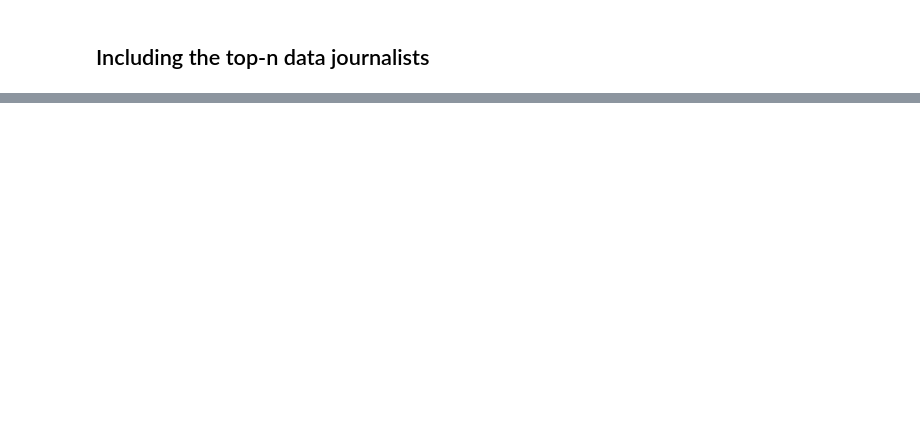
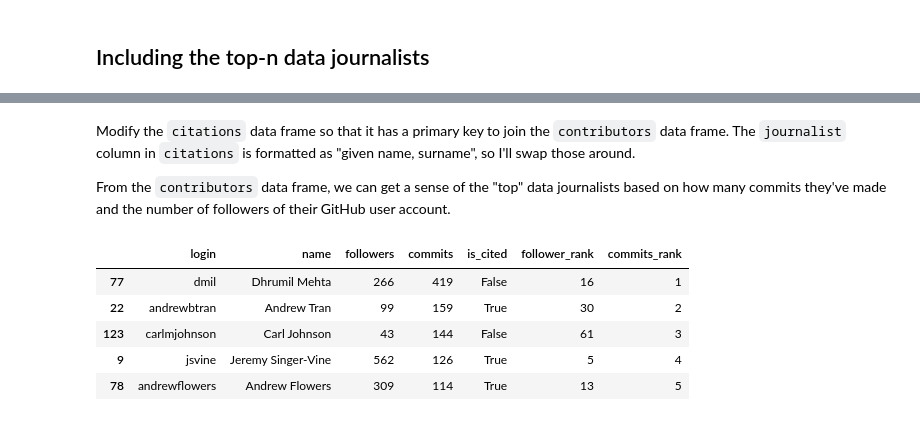
Before and after one commit to steve-kasica/table-scraps, a Jupyter notebook: summary.ipynb, the cells around one changed output, grey strips where cells are left out. Saved outputs shown, nothing was run; the diff lists cells and outputs as text; code cells hidden in the pictures; blank space fills up the shorter version.

```diff
--- a/summary.ipynb
+++ b/summary.ipynb
@@ -308,0 +363,10 @@ repos
+# %%
+citationsUnpacked = pd.DataFrame(list(citations.journalist.apply(lambda name: name.split(';'))),
+            index=citations.path).stack().to_frame().reset_index([0, 'path']) \
+    .rename(columns={0: 'journalist'})
+
+citationJournalists = pd.merge(citationsUnpacked, citations.drop(['journalist'], axis=1), on='path', how='left')
+citationJournalists['name'] = citationJournalists.journalist.apply(lambda name: "{} {}".format(*name.split(', ')[::-1]))
+citationJournalists['is_cited'] = True
+citationJournalists = citationJournalists[['name', 'is_cited']].drop_duplicates()
+citationJournalists.head()
@@ -308,0 +380,27 @@ repos
+# %% [markdown]
+Modify the `citations` data frame so that it has a primary key to join the `contributors` data frame. The `journalist` column in `citations` is formatted as "given name, surname", so I'll swap those around.
+
+From the `contributors` data frame, we can get a sense of the "top" data journalists based on how many commits they've made and the number of followers of their GitHub user account.
+# %%
+# Fun fact, this is an example of aggregate join
+dataJournalists = pd.merge(
+    contributors[['login', 'name']],
+    contributors.groupby('login').agg({'followers': max, 'commits': sum }).reset_index(),
+    on='login') \
+    .drop_duplicates()
+
+# Combine to get a data frame of journalists included and not included in analysis
+dataJournalists = pd.merge(dataJournalists, citationJournalists, how='left', on='name')
+dataJournalists.is_cited.fillna(False, inplace=True)
+
+rank(dataJournalists, 'followers', 'follower_rank')
+rank(dataJournalists, 'commits', 'commits_rank')
+
+dataJournalists.head()
+# %% [output]
+|  | login | name | followers | commits | is_cited | follower_rank | commits_rank |
+| 77 | dmil | Dhrumil Mehta | 266 | 419 | False | 16 | 1 |
+| 22 | andrewbtran | Andrew Tran | 99 | 159 | True | 30 | 2 |
+| 123 | carlmjohnson | Carl Johnson | 43 | 144 | False | 61 | 3 |
+| 9 | jsvine | Jeremy Singer-Vine | 562 | 126 | True | 5 | 4 |
+| 78 | andrewflowers | Andrew Flowers | 309 | 114 | True | 13 | 5 |
```
Also changed, not shown: parts of 32 cells of this notebook, 3 other files.
